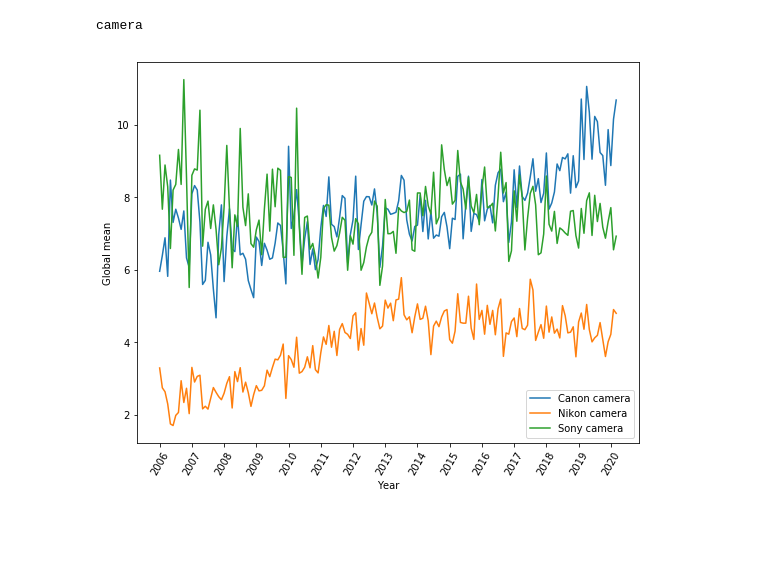
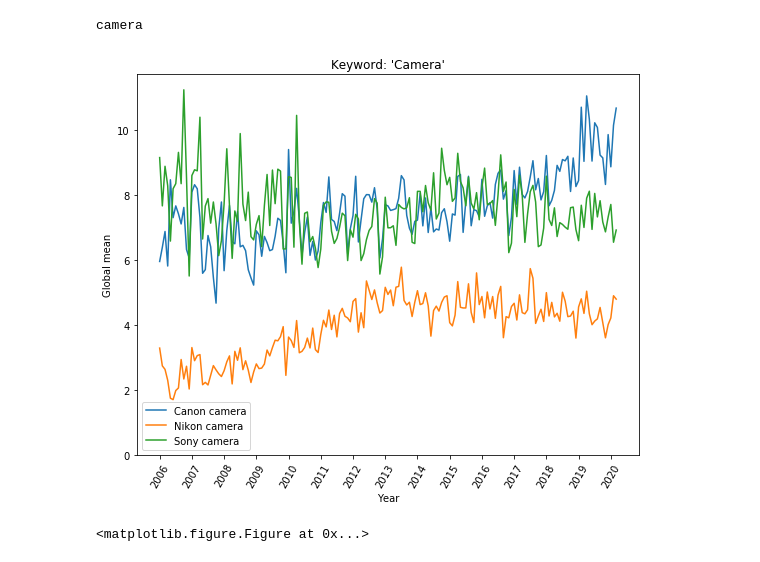
Before and after one commit to BadwaterBay/camera-trends, a Jupyter notebook: src/processing/Transform_dev.ipynb, the cells around one changed output. Saved outputs shown, nothing was run; the diff lists cells and outputs as text; code cells hidden in the pictures; blank space fills up the shorter version.

Commit message:
Changes to Transform class and generated three line plots

```diff
--- a/src/processing/Transform_dev.ipynb
+++ b/src/processing/Transform_dev.ipynb
@@ -9,6 +9,7 @@ class Transform:
     # Requirements:
         # import os
         # import pickle
+        # import numpy as np
         # import pandas as pd
         # import matplotlib.pyplot as plt
 
@@ -30,15 +31,25 @@ class Transform:
 
         df.columns = df.columns.str.replace('"', '')
         df = df.reset_index(drop=True)
+        df['Year-month'] = pd.to_datetime(df['Year-month'])
+
+        # Reordering columns to have 'Year-month' as the first column
+        col_order = ['Year-month'] + (df.columns.tolist()[:-1])
+        df = df[col_order]
+
         self.df = df
 
     def lineplot(self):
         plt.figure(figsize=(9,7))
-        for i in range(len(self.df.columns)-1):
+        for i in range(1, len(self.df.columns)):
             plt.plot(self.df.iloc[:, i])
-        plt.xticks(np.arange(0, 171, 12), np.arange(2006, 2021), rotation=60)
+        plt.xticks(np.arange(0, len(self.df), 12),
+                   list(map(str, self.df['Year-month'].dt.year.unique())),
+                   rotation=60)
+        plt.ylim(bottom=0)
         plt.xlabel('Year')
         plt.ylabel('Global mean')
+        plt.title('Keyword: ' + "'" + self.keyword.capitalize() + "'")
         plt.legend()
         plt.show()
 
@@ -52,9 +63,10 @@ t = Transform('camera')
 # %%
 print(t.keyword)
 t.aggFromPickles('../data/raw/camera')
-t.plot()
+t.lineplot()
 # %% [output]
 camera
-[figure, old version]
+[figure, new version]
+<matplotlib.figure.Figure at 0x...>
 # %%
 t.toPickle('pickleTest')
```
Also changed, not shown: parts of 6 cells of this notebook, 3 other files.
